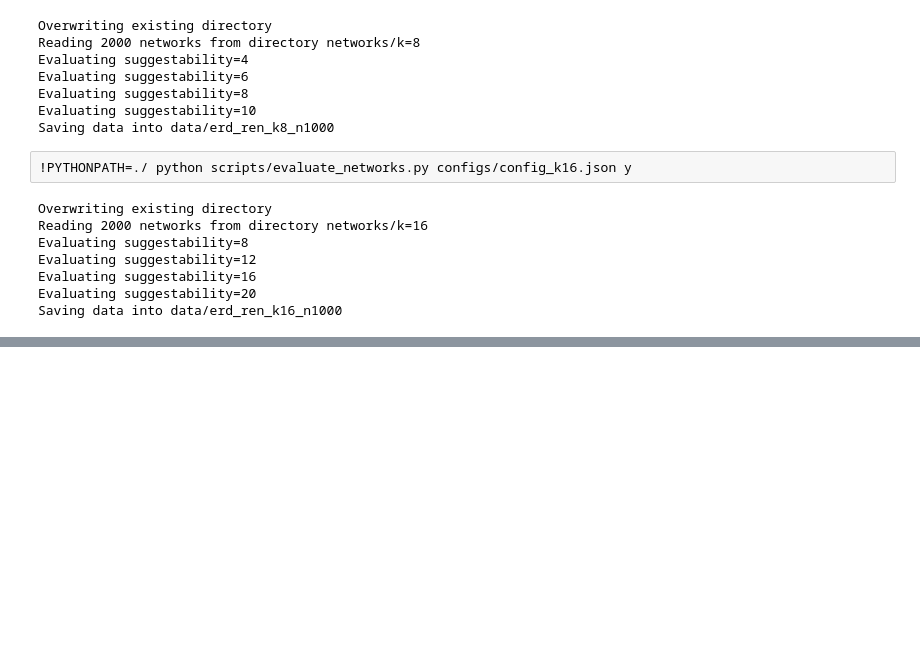
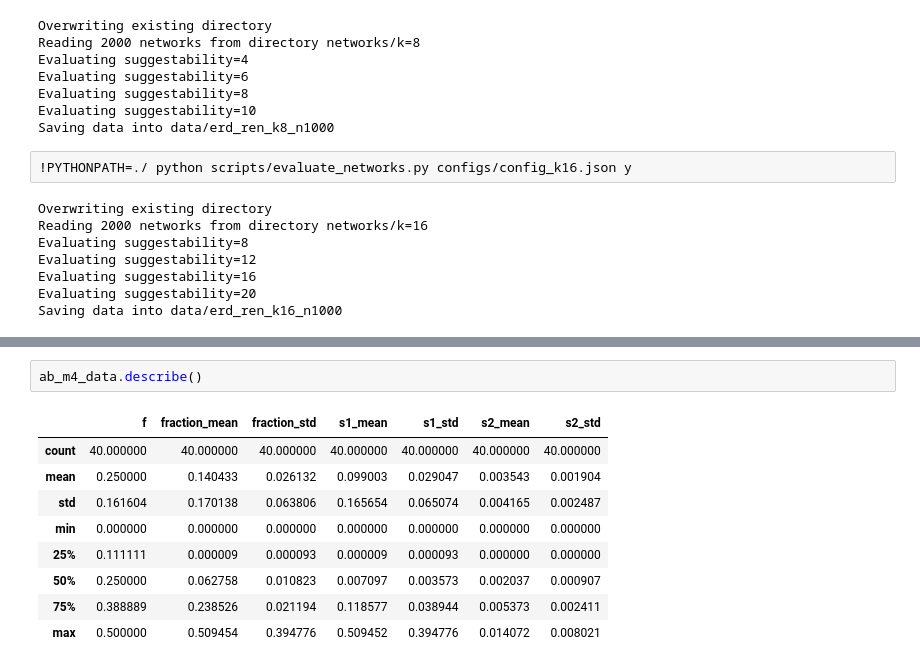
Before and after one commit to ADmitri42/opinion-model, a Jupyter notebook: network-model.ipynb, the cells around one changed output, grey strips where cells are left out. Saved outputs shown, nothing was run; the diff lists cells and outputs as text; blank space fills up the shorter version.

```diff
--- a/network-model.ipynb
+++ b/network-model.ipynb
@@ -531,0 +556,12 @@ Saving data into data/erd_ren_k16_n1000
+# %%
+ab_m4_data.describe()
+# %% [output]
+|  | f | fraction_mean | fraction_std | s1_mean | s1_std | s2_mean | s2_std |
+| count | 40.000000 | 40.000000 | 40.000000 | 40.000000 | 40.000000 | 40.000000 | 40.000000 |
+| mean | 0.250000 | 0.140433 | 0.026132 | 0.099003 | 0.029047 | 0.003543 | 0.001904 |
+| std | 0.161604 | 0.170138 | 0.063806 | 0.165654 | 0.065074 | 0.004165 | 0.002487 |
+| min | 0.000000 | 0.000000 | 0.000000 | 0.000000 | 0.000000 | 0.000000 | 0.000000 |
+| 25% | 0.111111 | 0.000009 | 0.000093 | 0.000009 | 0.000093 | 0.000000 | 0.000000 |
+| 50% | 0.250000 | 0.062758 | 0.010823 | 0.007097 | 0.003573 | 0.002037 | 0.000907 |
+| 75% | 0.388889 | 0.238526 | 0.021194 | 0.118577 | 0.038944 | 0.005373 | 0.002411 |
+| max | 0.500000 | 0.509454 | 0.394776 | 0.509452 | 0.394776 | 0.014072 | 0.008021 |
```
Also changed, not shown: parts of 10 cells of this notebook, 10 other files.
